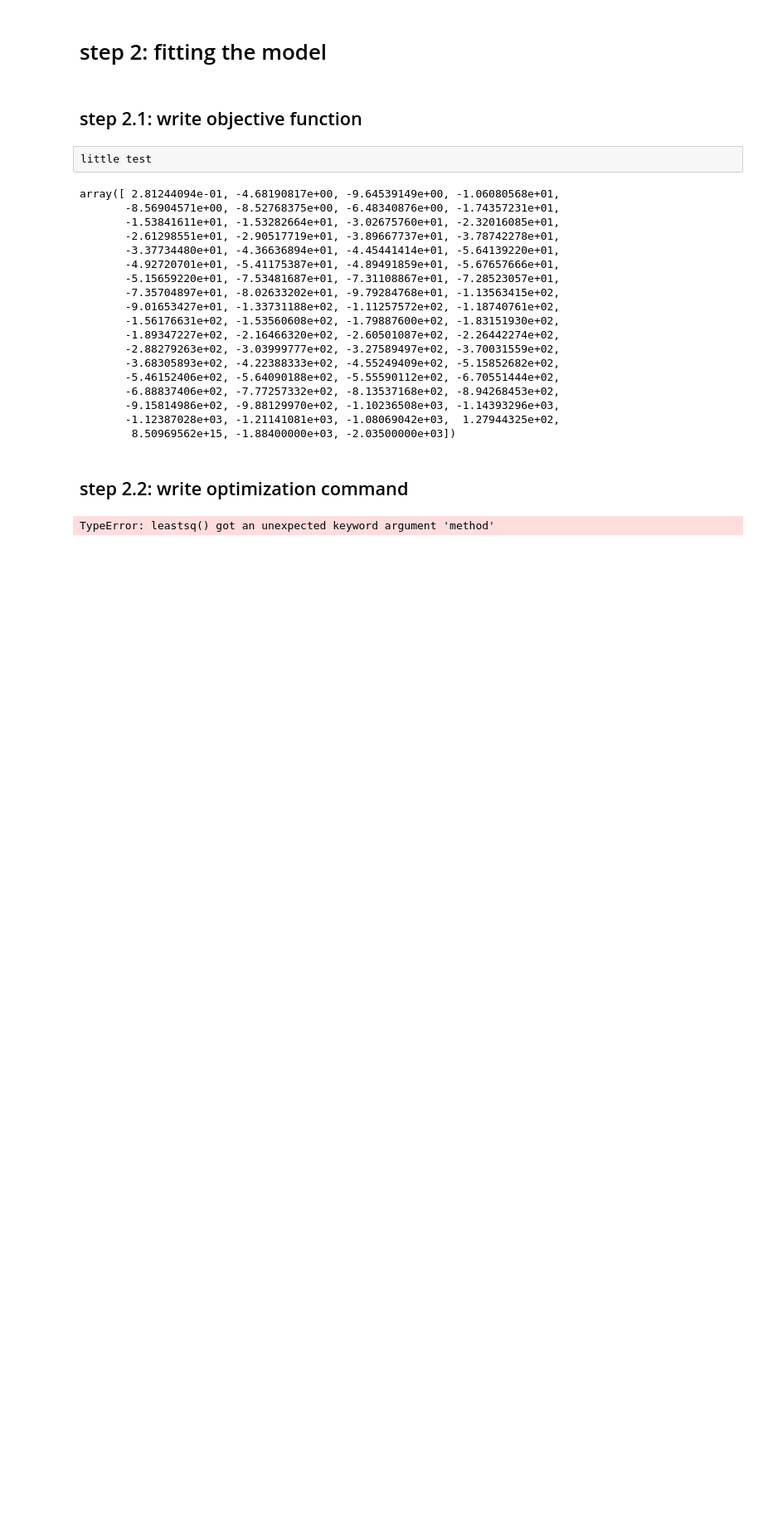
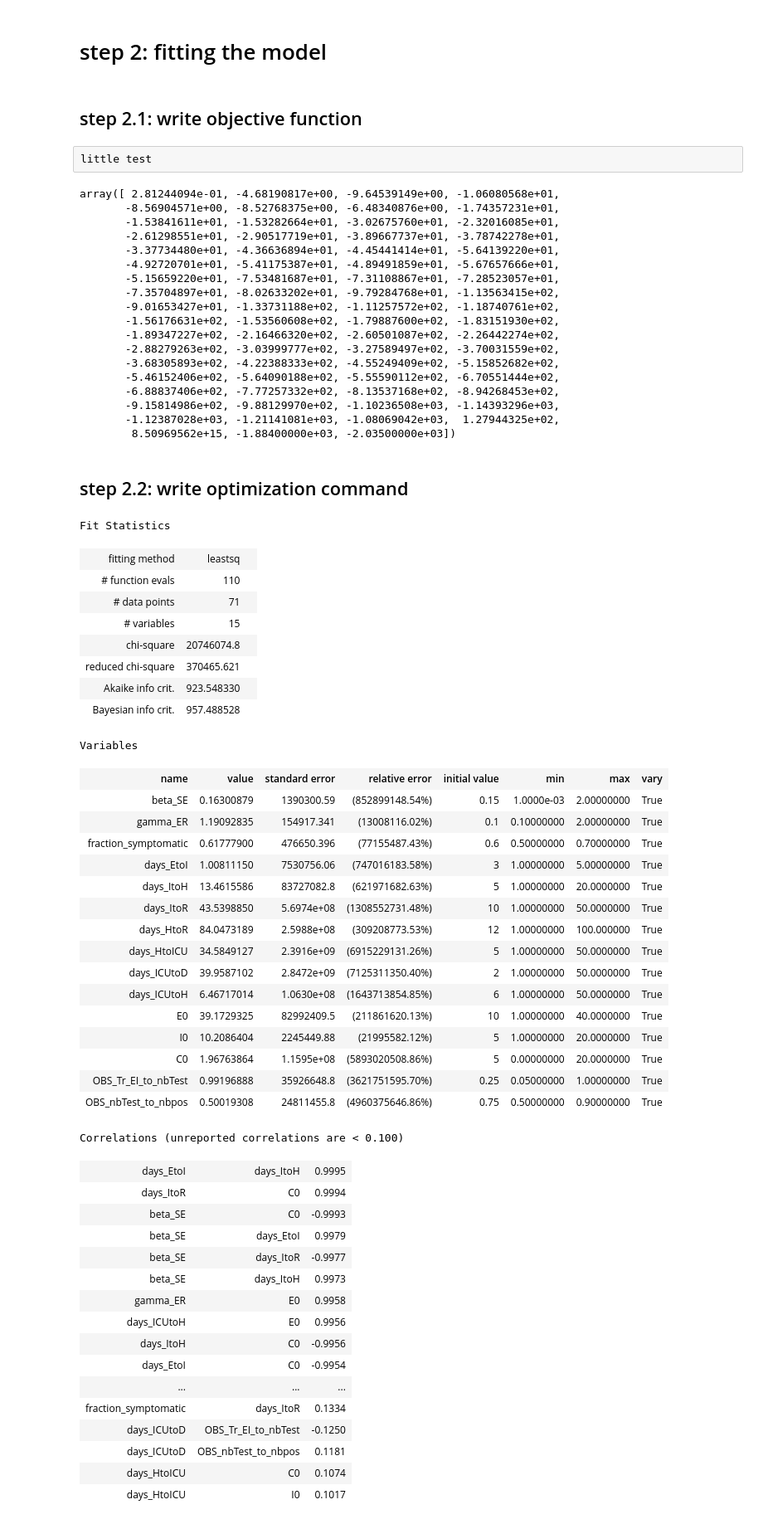
Before and after one commit to dimiphoton/bigdataSIR, a Jupyter notebook: SICRH_aurelien.ipynb, the cells around one changed output. Shown at 83% size. Saved outputs shown, nothing was run; the diff lists cells and outputs as text; code cells hidden in the pictures; blank space fills up the shorter version.

```diff
--- a/SICRH_aurelien.ipynb
+++ b/SICRH_aurelien.ipynb
@@ -193,11 +193,53 @@ array([ 2.81244094e-01, -4.68190817e+00, -9.64539149e+00, -1.06080568e+01,
 # %% [markdown]
 ## step 2.2: write optimization command ##
 # %%
-mini = Minimizer(residual, params, (data.shape[0] - 1, data, 1e6), method='leastsq')
+mini = Minimizer(residual, params, (data.shape[0] - 1, data, 1e6))
 result = mini.minimize()
 result
 # %% [output]
-TypeError: leastsq() got an unexpected keyword argument 'method'
+Fit Statistics
+| fitting method | leastsq |  |
+| # function evals | 110 |  |
+| # data points | 71 |  |
+| # variables | 15 |  |
+| chi-square | 20746074.8 |  |
+| reduced chi-square | 370465.621 |  |
+| Akaike info crit. | 923.548330 |  |
+| Bayesian info crit. | 957.488528 |  |
+Variables
+| name | value | standard error | relative error | initial value | min | max | vary |
+| beta_SE | 0.16300879 | 1390300.59 | (852899148.54%) | 0.15 | 1.0000e-03 | 2.00000000 | True |
+| gamma_ER | 1.19092835 | 154917.341 | (13008116.02%) | 0.1 | 0.10000000 | 2.00000000 | True |
+| fraction_symptomatic | 0.61777900 | 476650.396 | (77155487.43%) | 0.6 | 0.50000000 | 0.70000000 | True |
+| days_EtoI | 1.00811150 | 7530756.06 | (747016183.58%) | 3 | 1.00000000 | 5.00000000 | True |
+| days_ItoH | 13.4615586 | 83727082.8 | (621971682.63%) | 5 | 1.00000000 | 20.0000000 | True |
+| days_ItoR | 43.5398850 | 5.6974e+08 | (1308552731.48%) | 10 | 1.00000000 | 50.0000000 | True |
+| days_HtoR | 84.0473189 | 2.5988e+08 | (309208773.53%) | 12 | 1.00000000 | 100.000000 | True |
+| days_HtoICU | 34.5849127 | 2.3916e+09 | (6915229131.26%) | 5 | 1.00000000 | 50.0000000 | True |
+| days_ICUtoD | 39.9587102 | 2.8472e+09 | (7125311350.40%) | 2 | 1.00000000 | 50.0000000 | True |
+| days_ICUtoH | 6.46717014 | 1.0630e+08 | (1643713854.85%) | 6 | 1.00000000 | 50.0000000 | True |
+| E0 | 39.1729325 | 82992409.5 | (211861620.13%) | 10 | 1.00000000 | 40.0000000 | True |
+| I0 | 10.2086404 | 2245449.88 | (21995582.12%) | 5 | 1.00000000 | 20.0000000 | True |
+| C0 | 1.96763864 | 1.1595e+08 | (5893020508.86%) | 5 | 0.00000000 | 20.0000000 | True |
+| OBS_Tr_EI_to_nbTest | 0.99196888 | 35926648.8 | (3621751595.70%) | 0.25 | 0.05000000 | 1.00000000 | True |
+| OBS_nbTest_to_nbpos | 0.50019308 | 24811455.8 | (4960375646.86%) | 0.75 | 0.50000000 | 0.90000000 | True |
+Correlations (unreported correlations are < 0.100)
+| days_EtoI | days_ItoH | 0.9995 |
+| days_ItoR | C0 | 0.9994 |
+| beta_SE | C0 | -0.9993 |
+| beta_SE | days_EtoI | 0.9979 |
+| beta_SE | days_ItoR | -0.9977 |
+| beta_SE | days_ItoH | 0.9973 |
+| gamma_ER | E0 | 0.9958 |
+| days_ICUtoH | E0 | 0.9956 |
+| days_ItoH | C0 | -0.9956 |
+| days_EtoI | C0 | -0.9954 |
+| ... | ... | ... |
+| fraction_symptomatic | days_ItoR | 0.1334 |
+| days_ICUtoD | OBS_Tr_EI_to_nbTest | -0.1250 |
+| days_ICUtoD | OBS_nbTest_to_nbpos | 0.1181 |
+| days_HtoICU | C0 | 0.1074 |
+| days_HtoICU | I0 | 0.1017 |
 # %%
 
 E0=result.params['E0'].value
```
Also changed, not shown: parts of 4 cells of this notebook, 1 other file.
